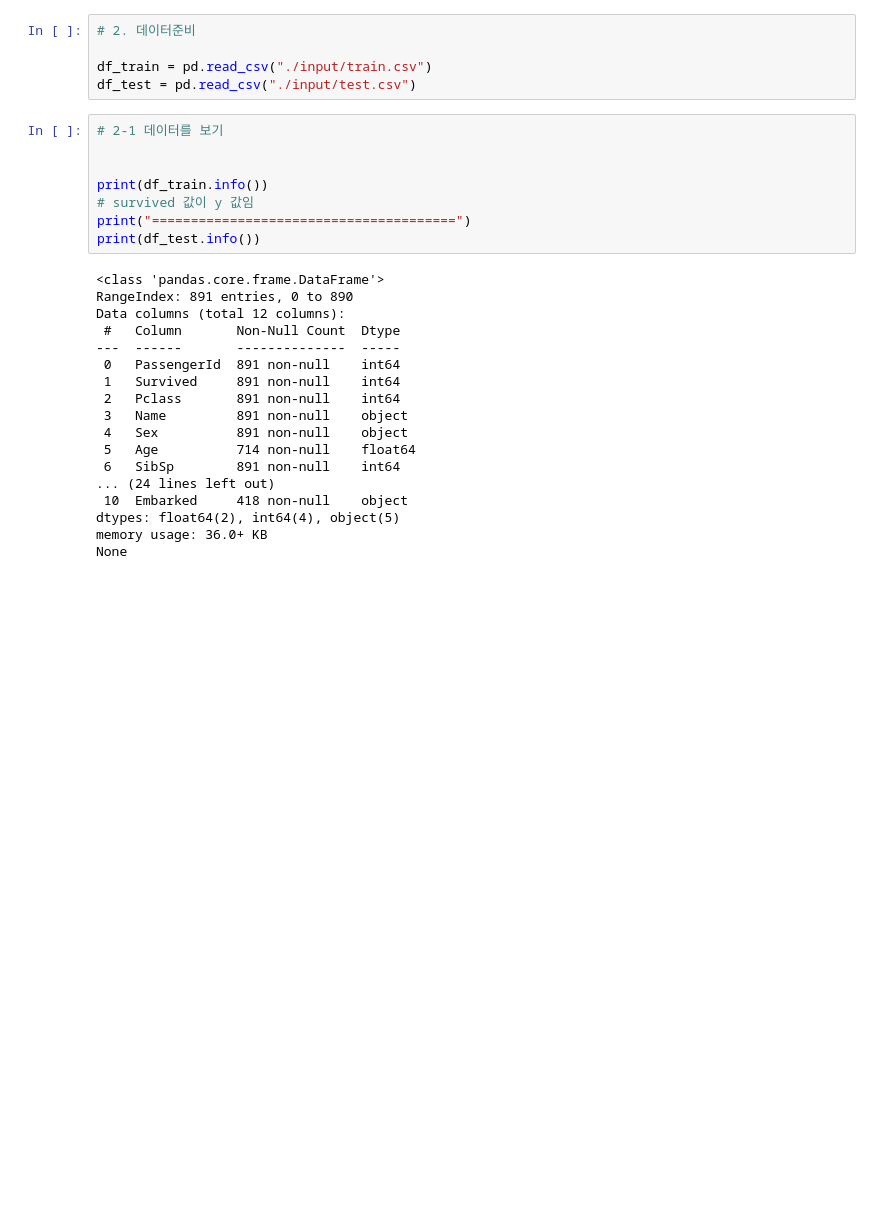
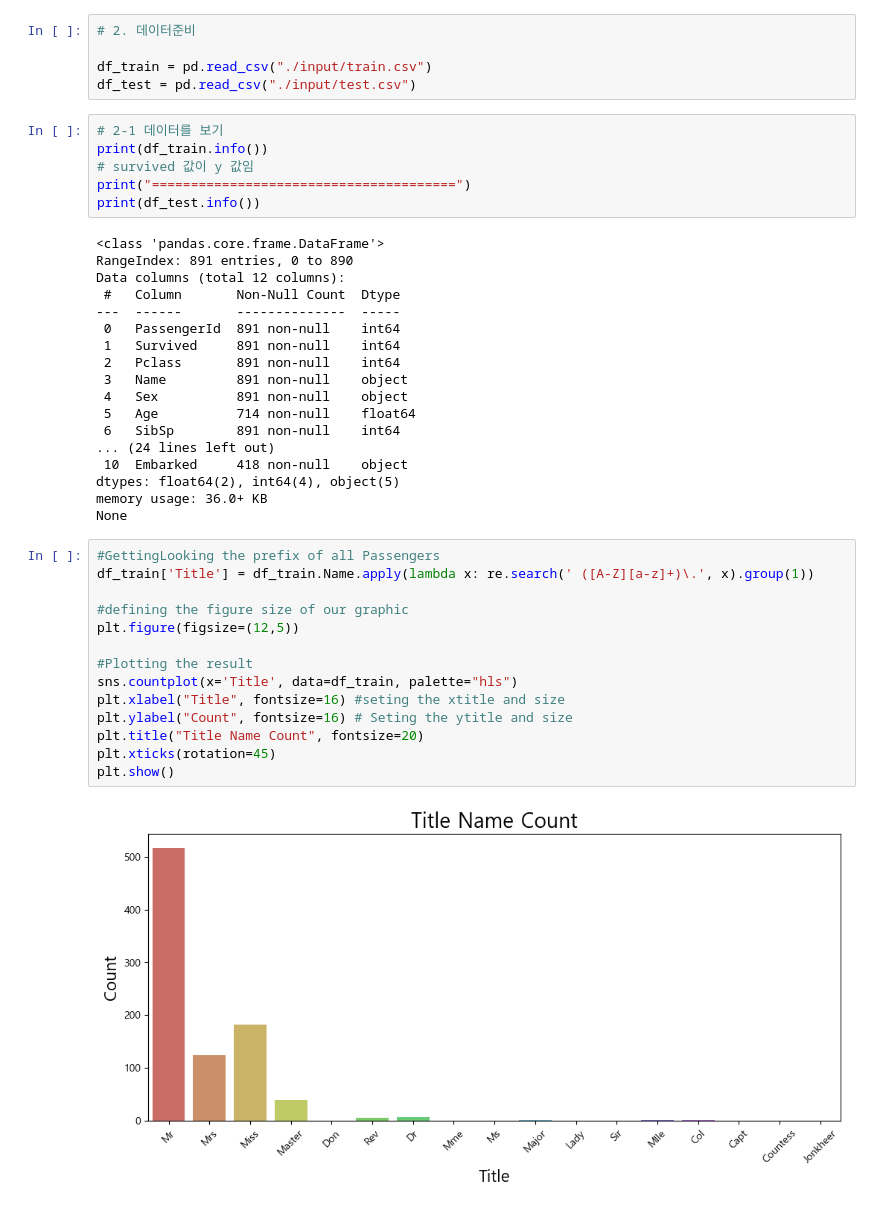
Before and after one commit to ksqrt/study, a Jupyter notebook: mylearn/titanic+keras.ipynb, the cells around one changed output. Saved outputs shown, nothing was run; the diff lists cells and outputs as text; blank space fills up the shorter version.

```diff
--- a/mylearn/titanic+keras.ipynb
+++ b/mylearn/titanic+keras.ipynb
@@ -16,8 +16,6 @@ df_train = pd.read_csv("./input/train.csv")
 df_test = pd.read_csv("./input/test.csv")
 # %%
 # 2-1 데이터를 보기
-
-
 print(df_train.info())
 # survived 값이 y 값임
 print("=======================================")
@@ -40,3 +38,19 @@ Data columns (total 12 columns):
 dtypes: float64(2), int64(4), object(5)
 memory usage: 36.0+ KB
 None
+# %%
+#GettingLooking the prefix of all Passengers
+df_train['Title'] = df_train.Name.apply(lambda x: re.search(' ([A-Z][a-z]+)\.', x).group(1))
+
+#defining the figure size of our graphic
+plt.figure(figsize=(12,5))
+
+#Plotting the result
+sns.countplot(x='Title', data=df_train, palette="hls")
+plt.xlabel("Title", fontsize=16) #seting the xtitle and size
+plt.ylabel("Count", fontsize=16) # Seting the ytitle and size
+plt.title("Title Name Count", fontsize=20)
+plt.xticks(rotation=45)
+plt.show()
+# %% [output]
+[figure, added]
```
Also changed, not shown: parts of 1 cell of this notebook, 3 other files.
